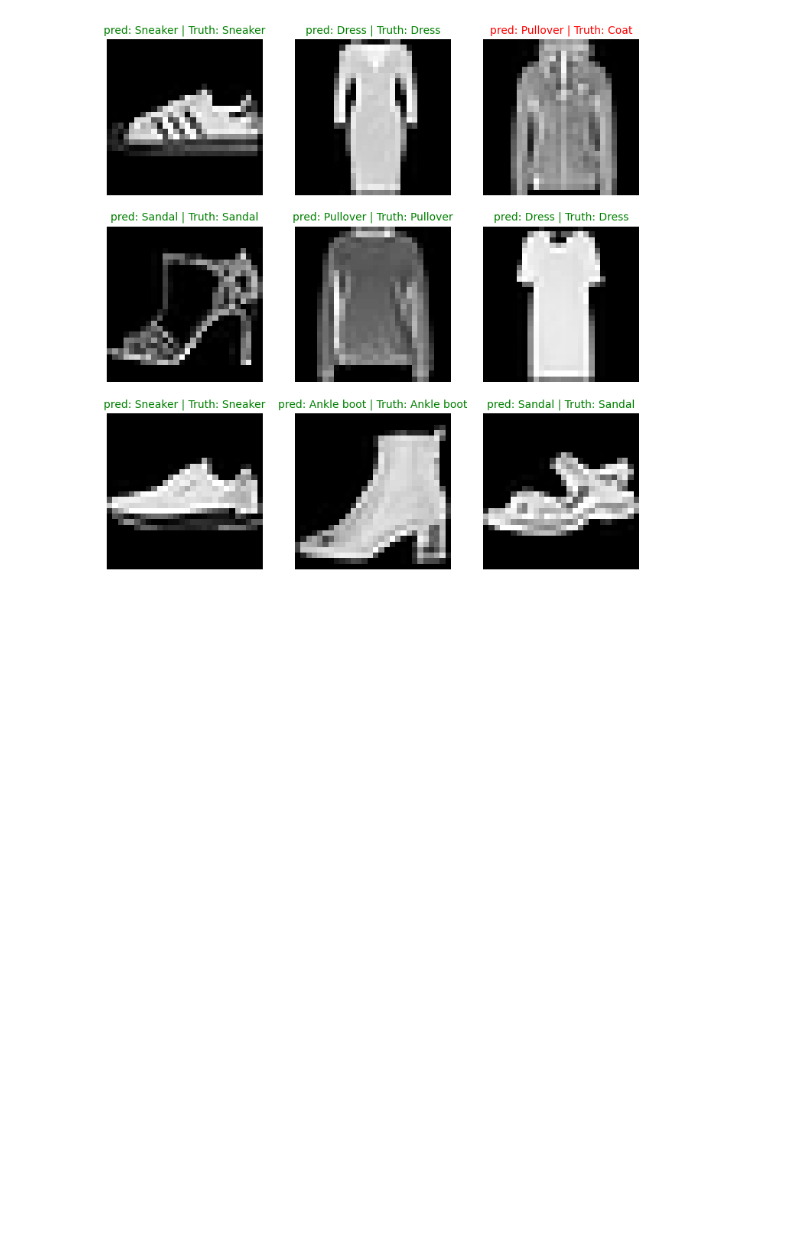
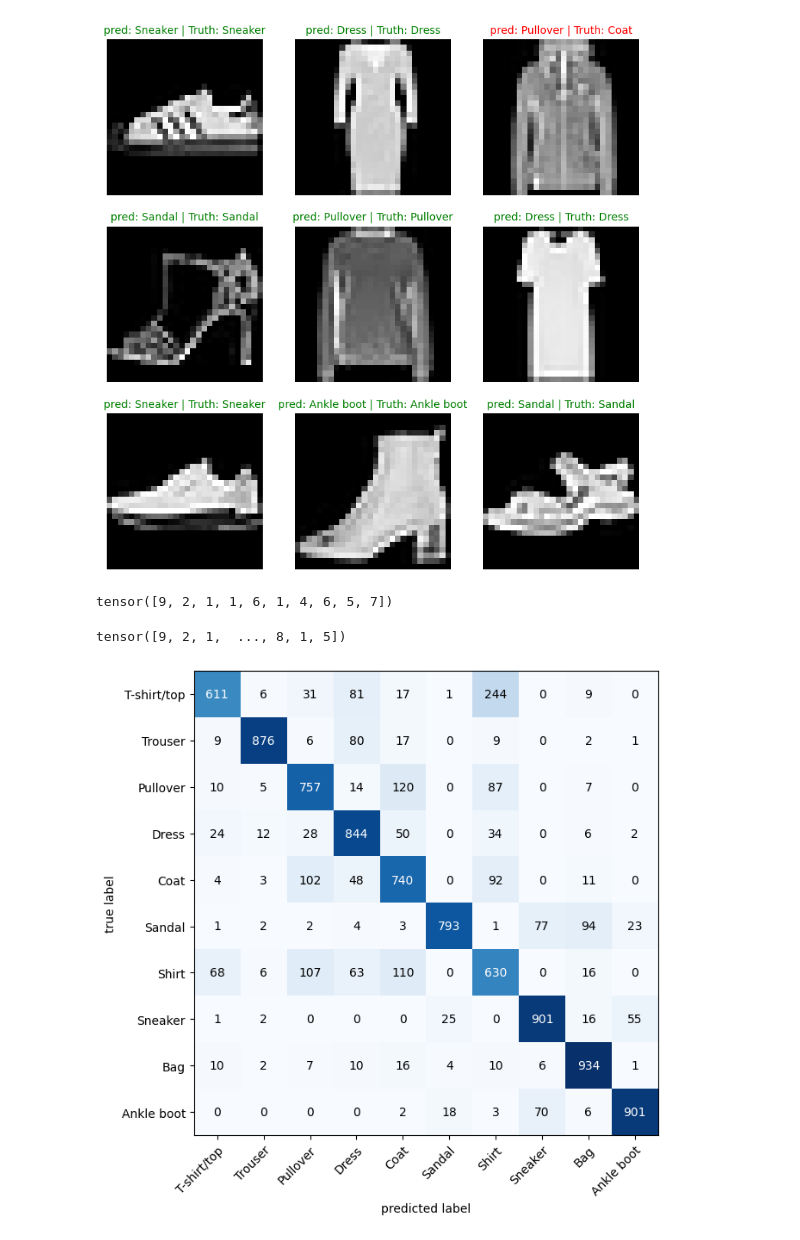
Before and after one commit to LadakaTayaara/deep-learning-codealong-nb, a Jupyter notebook: computervisiontut.ipynb, the cells around one changed output. Drawn from its saved outputs; the diff is of its cells as text; code cells hidden in the pictures; blank space fills up the shorter version.

```diff
--- a/computervisiontut.ipynb
+++ b/computervisiontut.ipynb
@@ -870,3 +870,44 @@ for i,sample in enumerate(test_samples):
     plt.axis(False)
 # %% [output]
 [figure]
+# %%
+#make predictions with trained model
+y_preds=[]
+model_2.eval()
+with torch.inference_mode():
+    for X,y in tqdm(test_dataloader,desc="Making predictions "):
+        X,y=X.to(device),y.to(device)
+
+        y_logit=model_2(X)
+        #turn logit to pred prob
+        y_pred=torch.softmax(y_logit.squeeze(),dim=0).argmax(dim=1)
+        #put prediction on CPU for evaluation
+        y_preds.append(y_pred.cpu())
+
+#concatenate list of prediction into tensor
+y_pred_tensor= torch.cat(y_preds)
+y_pred_tensor[:10]
+# %% [output]
+tensor([9, 2, 1, 1, 6, 1, 4, 6, 5, 7])
+# %%
+test_data.targets #just another name for labels
+# %% [output]
+tensor([9, 2, 1,  ..., 8, 1, 5])
+# %%
+#confusion matrix
+from mlxtend.plotting import plot_confusion_matrix
+from torchmetrics import ConfusionMatrix
+
+#setup confusion instance and compare predictions to targets
+confmat = ConfusionMatrix(task="multiclass", num_classes=len(class_names))
+confmat_tensor = confmat(preds=y_pred_tensor,
+                         target=test_data.targets)
+
+#plot
+fig,ax=plot_confusion_matrix(
+    conf_mat=confmat_tensor.numpy(),
+    class_names=class_names,
+    figsize=(10,7)
+)
+# %% [output]
+[figure, added]
```
Also changed, not shown: parts of 13 cells of this notebook, 1 other file.
